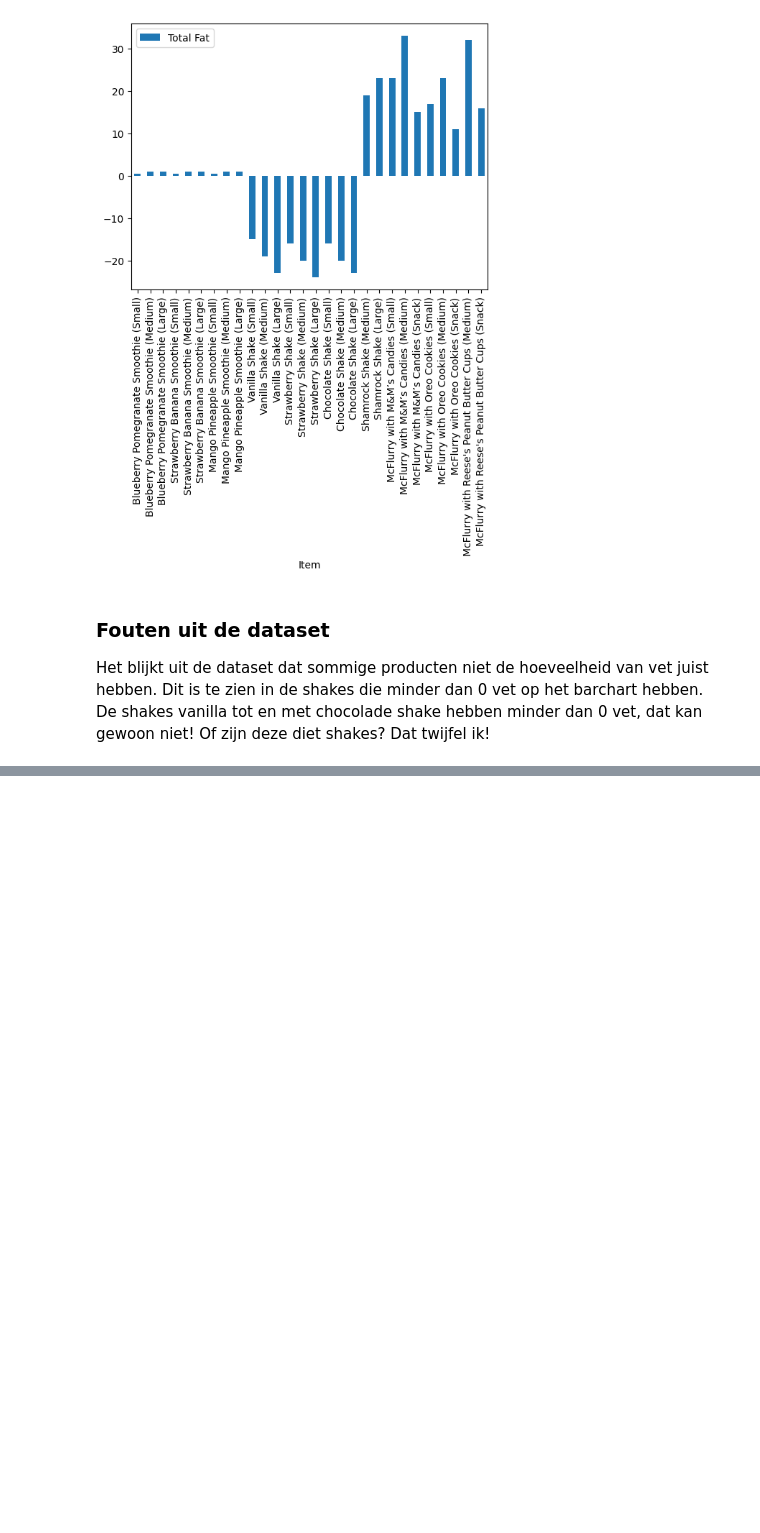
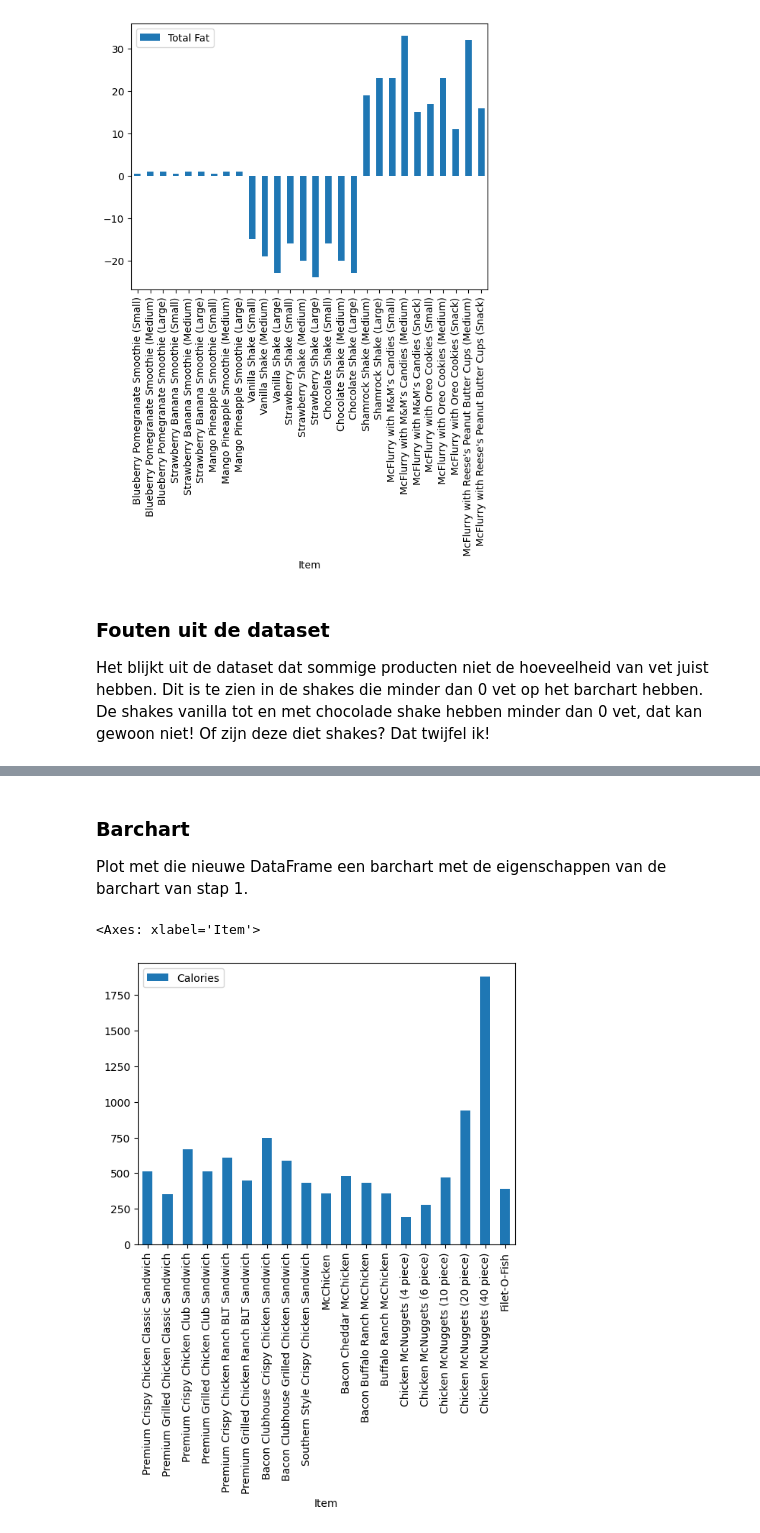
Before and after one commit to Karem1986/Let-s-Data_Transformeren_Analyseren, a Jupyter notebook: Randas_McPandas.ipynb, the cells around one changed output, grey strips where cells are left out. Cells and saved outputs as stored; diff of their text form; code cells hidden in the pictures; blank space fills up the shorter version.

```diff
--- a/Randas_McPandas.ipynb
+++ b/Randas_McPandas.ipynb
@@ -108,0 +173,9 @@ Het blijkt uit de dataset dat sommige producten niet de hoeveelheid van  vet jui
+# %% [markdown]
+### Barchart
+
+Plot met die nieuwe DataFrame een barchart met de eigenschappen van de barchart van stap 1.
+# %%
+chickFish_new.plot('Item', 'Calories', kind="bar")
+# %% [output]
+<Axes: xlabel='Item'>
+[figure, added]
```
Also changed, not shown: parts of 7 cells of this notebook.
